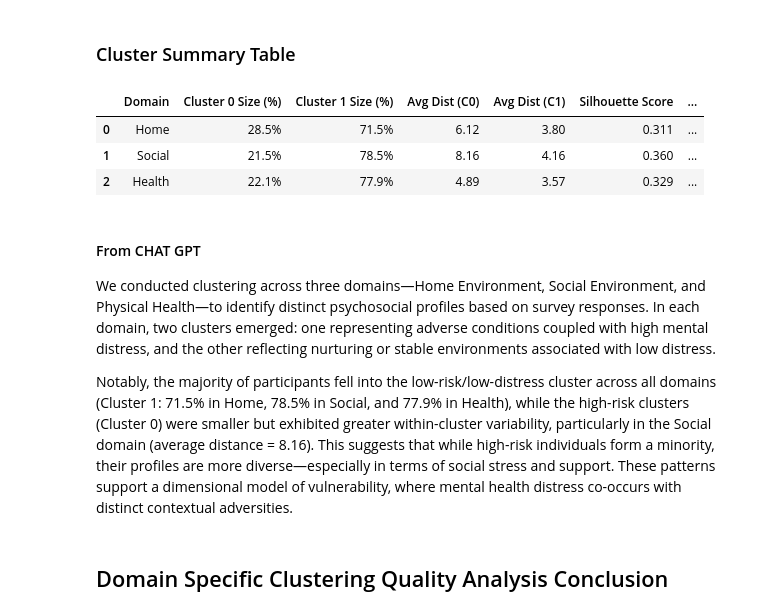
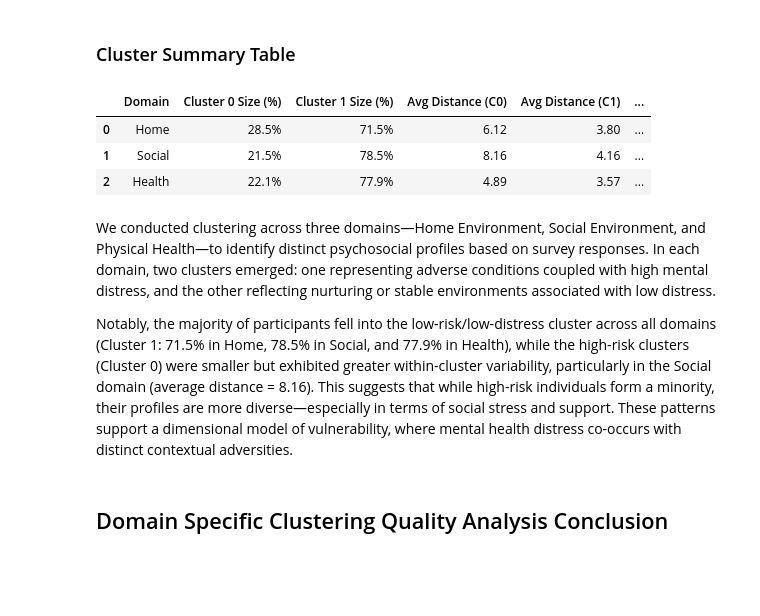
Before and after one commit to emilyh006/predict_absent, a Jupyter notebook: analysis.ipynb, the cells around one changed output. Cells and saved outputs as stored; diff of their text form; code cells hidden in the pictures; blank space fills up the shorter version.

```diff
--- a/analysis.ipynb
+++ b/analysis.ipynb
@@ -551,50 +585,48 @@ def cluster_summary(domain_name, labels, X, dists, label_desc):
         'Domain': domain_name,
         'Cluster 0 Size (%)': f"{counts[0]:.1f}%",
         'Cluster 1 Size (%)': f"{counts[1]:.1f}%",
-        'Avg Dist (C0)': round(dists[0], 2),
-        'Avg Dist (C1)': round(dists[1], 2),
+        'Avg Distance (C0)': round(dists[0], 2),
+        'Avg Distance (C1)': round(dists[1], 2),
         'Silhouette Score': round(sil_score, 3),
-        'Label C0': label_desc[0],
-        'Label C1': label_desc[1]
+        'Cluster 0 Label': label_desc[0],
+        'Cluster 1 Label': label_desc[1]
     }
 
 
 summary_rows = []
 
 summary_rows.append(cluster_summary(
     'Home',
     dat_final['HomeCluster'],
     X_home,
     average_within_cluster_distance(X_home, dat_final['HomeCluster'].values),
     ['Adverse Home Environment & High Mental Distress', 'Nurturing Home Environment & Low Mental Distress']
 ))
 
 summary_rows.append(cluster_summary(
     'Social',
     dat_final['SocialCluster'],
     X_social,
     average_within_cluster_distance(X_social, dat_final['SocialCluster'].values),
     ['Socially Isolated & High Mental Distress', 'Socially Supported & Low Mental Distress']
 ))
 
 summary_rows.append(cluster_summary(
     'Health',
     dat_final['HealthCluster'],
     X_health,
     average_within_cluster_distance(X_health, dat_final['HealthCluster'].values),
     ['Low Physical Activity & High Mental Distress', 'High Physical Activity & Low Mental Distress']
 ))
 
 summary_df = pd.DataFrame(summary_rows)
 summary_df
 # %% [output]
-|  | Domain | Cluster 0 Size (%) | Cluster 1 Size (%) | Avg Dist (C0) | Avg Dist (C1) | Silhouette Score | ... |
-| 0 | Home | 28.5% | 71.5% | 6.12 | 3.80 | 0.311 | ... |
-| 1 | Social | 21.5% | 78.5% | 8.16 | 4.16 | 0.360 | ... |
-| 2 | Health | 22.1% | 77.9% | 4.89 | 3.57 | 0.329 | ... |
+|  | Domain | Cluster 0 Size (%) | Cluster 1 Size (%) | Avg Distance (C0) | Avg Distance (C1) | ... |
+| 0 | Home | 28.5% | 71.5% | 6.12 | 3.80 | ... |
+| 1 | Social | 21.5% | 78.5% | 8.16 | 4.16 | ... |
+| 2 | Health | 22.1% | 77.9% | 4.89 | 3.57 | ... |
 # %% [markdown]
-#### From CHAT GPT
-
 We conducted clustering across three domains—Home Environment, Social Environment, and Physical Health—to identify distinct psychosocial profiles based on survey responses. In each domain, two clusters emerged: one representing adverse conditions coupled with high mental distress, and the other reflecting nurturing or stable environments associated with low distress.
 
 Notably, the majority of participants fell into the low-risk/low-distress cluster across all domains (Cluster 1: 71.5% in Home, 78.5% in Social, and 77.9% in Health), while the high-risk clusters (Cluster 0) were smaller but exhibited greater within-cluster variability, particularly in the Social domain (average distance = 8.16). This suggests that while high-risk individuals form a minority, their profiles are more diverse—especially in terms of social stress and support. These patterns support a dimensional model of vulnerability, where mental health distress co-occurs with distinct contextual adversities.
```
Also changed, not shown: parts of 11 cells of this notebook, 15 other files.
